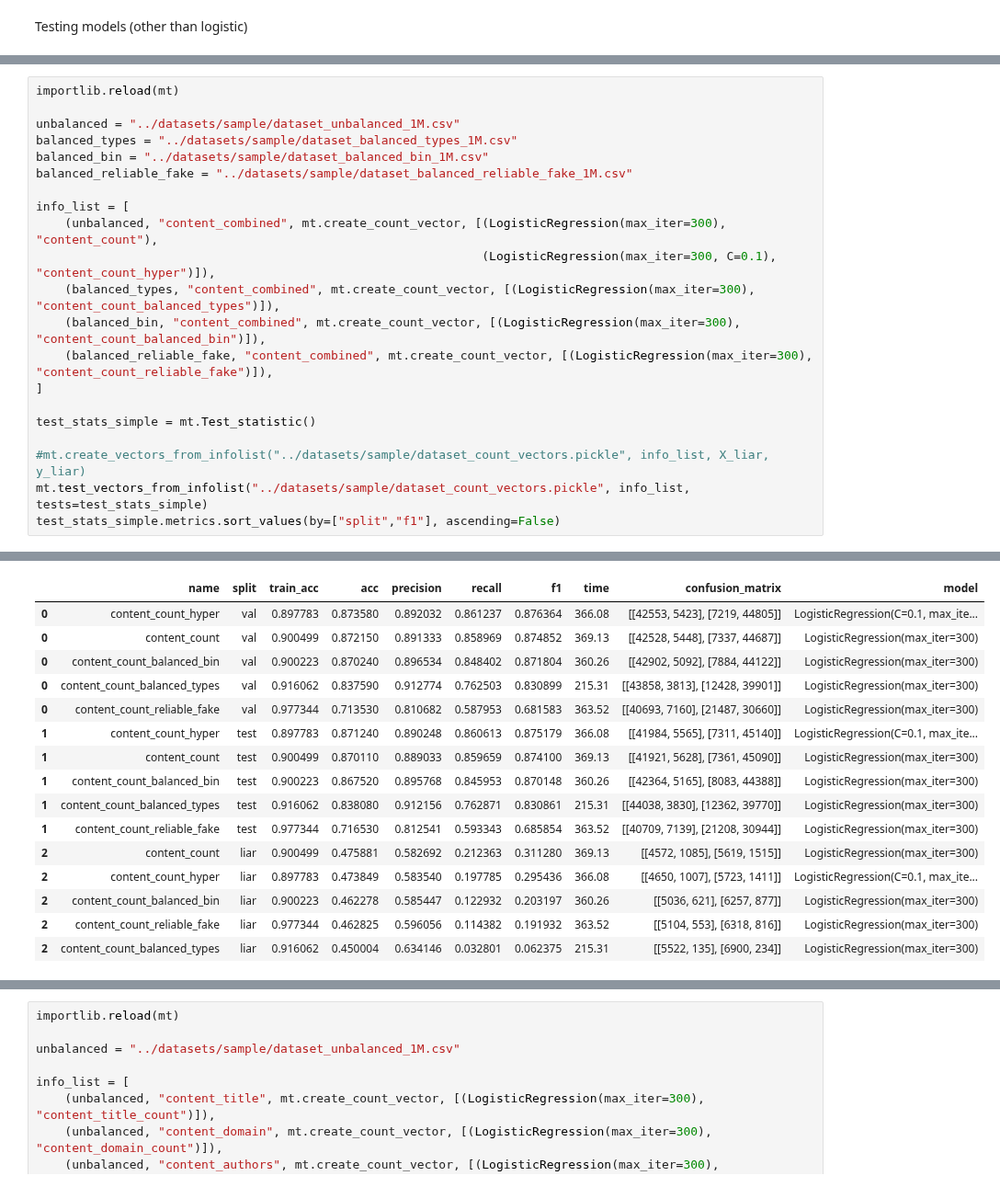
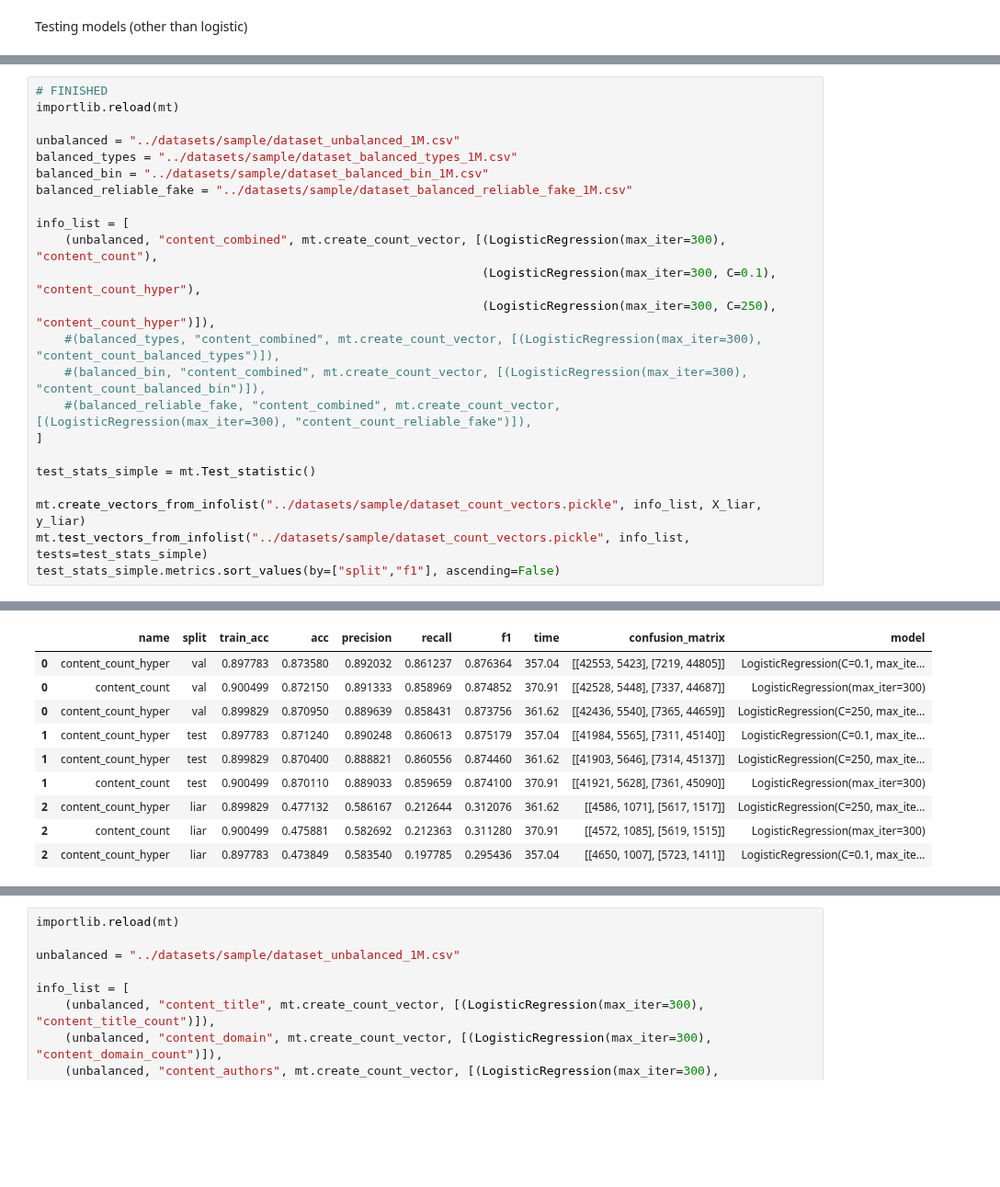
Before and after one commit to henrikdchristensen/DIKU-DS-Exam-FakeNewsDetection, a Jupyter notebook: src/Logistic_model.ipynb, the cells around one changed output, grey strips where cells are left out. Shown at 92% size. Drawn from its saved outputs; the diff is of its cells as text; blank space fills up the shorter version.

```diff
--- a/src/Logistic_model.ipynb
+++ b/src/Logistic_model.ipynb
@@ -195,4 +204,5 @@ passive_aggressive finished in 79.77 seconds
 # %%
+# FINISHED
 importlib.reload(mt)
 
 unbalanced = "../datasets/sample/dataset_unbalanced_1M.csv"
@@ -202,15 +212,16 @@ balanced_reliable_fake = "../datasets/sample/dataset_balanced_reliable_fake_1M.c
 
 info_list = [
     (unbalanced, "content_combined", mt.create_count_vector, [(LogisticRegression(max_iter=300), "content_count"),
-                                                              (LogisticRegression(max_iter=300, C=0.1), "content_count_hyper")]),
-    (balanced_types, "content_combined", mt.create_count_vector, [(LogisticRegression(max_iter=300), "content_count_balanced_types")]),
-    (balanced_bin, "content_combined", mt.create_count_vector, [(LogisticRegression(max_iter=300), "content_count_balanced_bin")]),
-    (balanced_reliable_fake, "content_combined", mt.create_count_vector, [(LogisticRegression(max_iter=300), "content_count_reliable_fake")]),
+                                                              (LogisticRegression(max_iter=300, C=0.1), "content_count_hyper"),
+                                                              (LogisticRegression(max_iter=300, C=250), "content_count_hyper")]),
+    #(balanced_types, "content_combined", mt.create_count_vector, [(LogisticRegression(max_iter=300), "content_count_balanced_types")]),
+    #(balanced_bin, "content_combined", mt.create_count_vector, [(LogisticRegression(max_iter=300), "content_count_balanced_bin")]),
+    #(balanced_reliable_fake, "content_combined", mt.create_count_vector, [(LogisticRegression(max_iter=300), "content_count_reliable_fake")]),
 ]
 
 test_stats_simple = mt.Test_statistic()
 
-#mt.create_vectors_from_infolist("../datasets/sample/dataset_count_vectors.pickle", info_list, X_liar, y_liar)
+mt.create_vectors_from_infolist("../datasets/sample/dataset_count_vectors.pickle", info_list, X_liar, y_liar)
 mt.test_vectors_from_infolist("../datasets/sample/dataset_count_vectors.pickle", info_list, tests=test_stats_simple)
 test_stats_simple.metrics.sort_values(by=["split","f1"], ascending=False)
 # %% [output]
@@ -222,19 +233,13 @@ content_count_reliable_fake finished in 364.93 seconds
 |  | name | split | train_acc | acc | precision | recall | f1 | time | confusion_matrix | model |
-| 0 | content_count_hyper | val | 0.897783 | 0.873580 | 0.892032 | 0.861237 | 0.876364 | 366.08 | [[42553, 5423], [7219, 44805]] | LogisticRegression(C=0.1, max_ite... |
-| 0 | content_count | val | 0.900499 | 0.872150 | 0.891333 | 0.858969 | 0.874852 | 369.13 | [[42528, 5448], [7337, 44687]] | LogisticRegression(max_iter=300) |
-| 0 | content_count_balanced_bin | val | 0.900223 | 0.870240 | 0.896534 | 0.848402 | 0.871804 | 360.26 | [[42902, 5092], [7884, 44122]] | LogisticRegression(max_iter=300) |
-| 0 | content_count_balanced_types | val | 0.916062 | 0.837590 | 0.912774 | 0.762503 | 0.830899 | 215.31 | [[43858, 3813], [12428, 39901]] | LogisticRegression(max_iter=300) |
-| 0 | content_count_reliable_fake | val | 0.977344 | 0.713530 | 0.810682 | 0.587953 | 0.681583 | 363.52 | [[40693, 7160], [21487, 30660]] | LogisticRegression(max_iter=300) |
-| 1 | content_count_hyper | test | 0.897783 | 0.871240 | 0.890248 | 0.860613 | 0.875179 | 366.08 | [[41984, 5565], [7311, 45140]] | LogisticRegression(C=0.1, max_ite... |
-| 1 | content_count | test | 0.900499 | 0.870110 | 0.889033 | 0.859659 | 0.874100 | 369.13 | [[41921, 5628], [7361, 45090]] | LogisticRegression(max_iter=300) |
-| 1 | content_count_balanced_bin | test | 0.900223 | 0.867520 | 0.895768 | 0.845953 | 0.870148 | 360.26 | [[42364, 5165], [8083, 44388]] | LogisticRegression(max_iter=300) |
-| 1 | content_count_balanced_types | test | 0.916062 | 0.838080 | 0.912156 | 0.762871 | 0.830861 | 215.31 | [[44038, 3830], [12362, 39770]] | LogisticRegression(max_iter=300) |
-| 1 | content_count_reliable_fake | test | 0.977344 | 0.716530 | 0.812541 | 0.593343 | 0.685854 | 363.52 | [[40709, 7139], [21208, 30944]] | LogisticRegression(max_iter=300) |
-| 2 | content_count | liar | 0.900499 | 0.475881 | 0.582692 | 0.212363 | 0.311280 | 369.13 | [[4572, 1085], [5619, 1515]] | LogisticRegression(max_iter=300) |
-| 2 | content_count_hyper | liar | 0.897783 | 0.473849 | 0.583540 | 0.197785 | 0.295436 | 366.08 | [[4650, 1007], [5723, 1411]] | LogisticRegression(C=0.1, max_ite... |
-| 2 | content_count_balanced_bin | liar | 0.900223 | 0.462278 | 0.585447 | 0.122932 | 0.203197 | 360.26 | [[5036, 621], [6257, 877]] | LogisticRegression(max_iter=300) |
-| 2 | content_count_reliable_fake | liar | 0.977344 | 0.462825 | 0.596056 | 0.114382 | 0.191932 | 363.52 | [[5104, 553], [6318, 816]] | LogisticRegression(max_iter=300) |
-| 2 | content_count_balanced_types | liar | 0.916062 | 0.450004 | 0.634146 | 0.032801 | 0.062375 | 215.31 | [[5522, 135], [6900, 234]] | LogisticRegression(max_iter=300) |
+| 0 | content_count_hyper | val | 0.897783 | 0.873580 | 0.892032 | 0.861237 | 0.876364 | 357.04 | [[42553, 5423], [7219, 44805]] | LogisticRegression(C=0.1, max_ite... |
+| 0 | content_count | val | 0.900499 | 0.872150 | 0.891333 | 0.858969 | 0.874852 | 370.91 | [[42528, 5448], [7337, 44687]] | LogisticRegression(max_iter=300) |
+| 0 | content_count_hyper | val | 0.899829 | 0.870950 | 0.889639 | 0.858431 | 0.873756 | 361.62 | [[42436, 5540], [7365, 44659]] | LogisticRegression(C=250, max_ite... |
+| 1 | content_count_hyper | test | 0.897783 | 0.871240 | 0.890248 | 0.860613 | 0.875179 | 357.04 | [[41984, 5565], [7311, 45140]] | LogisticRegression(C=0.1, max_ite... |
+| 1 | content_count_hyper | test | 0.899829 | 0.870400 | 0.888821 | 0.860556 | 0.874460 | 361.62 | [[41903, 5646], [7314, 45137]] | LogisticRegression(C=250, max_ite... |
+| 1 | content_count | test | 0.900499 | 0.870110 | 0.889033 | 0.859659 | 0.874100 | 370.91 | [[41921, 5628], [7361, 45090]] | LogisticRegression(max_iter=300) |
+| 2 | content_count_hyper | liar | 0.899829 | 0.477132 | 0.586167 | 0.212644 | 0.312076 | 361.62 | [[4586, 1071], [5617, 1517]] | LogisticRegression(C=250, max_ite... |
+| 2 | content_count | liar | 0.900499 | 0.475881 | 0.582692 | 0.212363 | 0.311280 | 370.91 | [[4572, 1085], [5619, 1515]] | LogisticRegression(max_iter=300) |
+| 2 | content_count_hyper | liar | 0.897783 | 0.473849 | 0.583540 | 0.197785 | 0.295436 | 357.04 | [[4650, 1007], [5723, 1411]] | LogisticRegression(C=0.1, max_ite... |
 # %%
 importlib.reload(mt)
 
```
Also changed, not shown: parts of 10 cells of this notebook, 3 other files.
